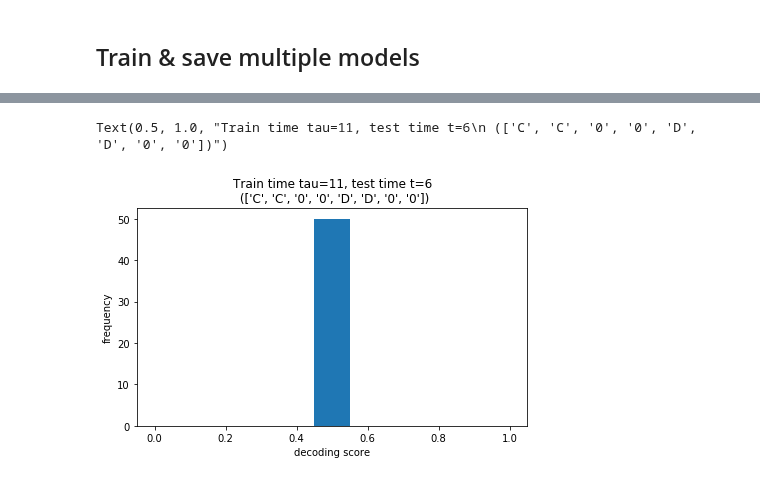
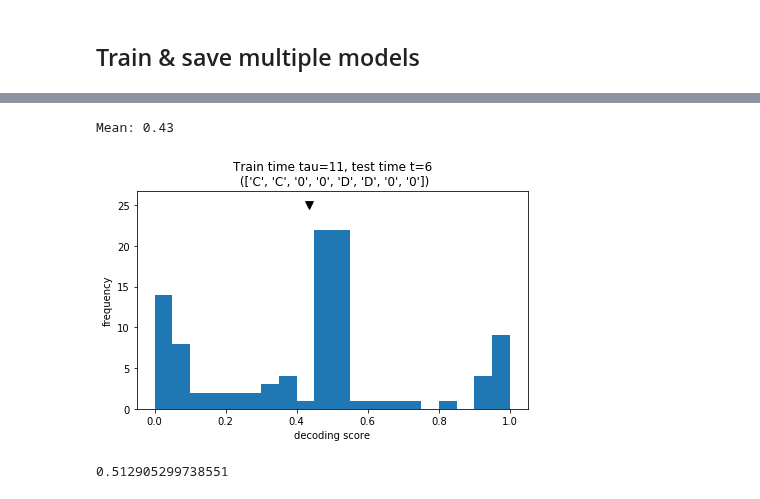
Before and after one commit to vdplasthijs/eavesdropping, a Jupyter notebook: bptt_sequence_coding.ipynb, the cells around one changed output, grey strips where cells are left out. Saved outputs shown, nothing was run; the diff lists cells and outputs as text; code cells hidden in the pictures.

```diff
--- a/bptt_sequence_coding.ipynb
+++ b/bptt_sequence_coding.ipynb
@@ -60,7 +60,7 @@ d_dict = {  # data parameters dictionary
         'n_times': 9,
         'doublesse': True,
         'ratio_train': 0.8,
-        'ratio_exp': 0.5,  # probabilities of switching between alpha nd beta
+        'ratio_exp': 0.6,  # probabilities of switching between alpha nd beta
         'noise_scale': 0.15
         }
 if d_dict['doublesse']:
@@ -373,7 +318,7 @@ agg_score[50] = bp.aggregate_score_mats(model_folder='models/5050_66models/')
 # %%
-plt.rcParams['figure.figsize'] = (10, 8)
+plt.rcParams['figure.figsize'] = (10, 14)
 plt.subplots_adjust(hspace=0.6)
-fig, ax_agg = plt.subplots(2, 2)
+fig, ax_agg = plt.subplots(3, 2)
 for i_ax, kk in enumerate(list(agg_conv.keys())):
     model_selection = np.arange(agg_score[kk].shape[0])
     model_selection = agg_score[kk][:, 11, 6] < 0.4
@@ -396,0 +346,30 @@ plt.savefig('results/average_results_new.pdf', bbox_inches='tight')
+# %%
+plt.rcParams['figure.figsize'] = (12, 3)
+plt.subplots_adjust(wspace=0.3)
+
+ax_abs_w = plt.subplot(131)
+for kk in agg_weights.keys():
+    ax_abs_w.plot(np.mean(agg_weights[kk], 0), '.-', linewidth=3,
+                  markersize=14, label=kk)
+plt.legend(); ax_abs_w.set_xticks(np.arange(agg_weights[kk].shape[1]));
+ax_abs_w.set_xticklabels(freq_labels); ax_abs_w.set_ylabel('Average absolute weights')
+ax_abs_w.set_title('Average U input weight values', weight='bold')
+ax_abs_w.set_xlabel('Input node')
+xxx
+ax_dec_w = plt.subplot(132)
+for kk in agg_decoder_mat.keys():
+    ax_dec_w.plot(np.abs(agg_decoder_mat[kk]).mean((0, 1)),
+                  '.-', linewidth=3, markersize=14, label=kk)
+ax_dec_w.set_xticks(np.arange(agg_decoder_mat[75].shape[2]))
+ax_dec_w.set_xticklabels(double_time_labels_blank[:-1]);
+ax_dec_w.set_xlabel('Time'); ax_dec_w.set_ylabel('Average absolute weight');
+plt.legend(); ax_dec_w.set_title('Average decoding weight values', weight='bold')
+
+ax_dec_w = plt.subplot(133)
+for kk in agg_decoder_mat.keys():
+    ax_dec_w.plot(np.diag(agg_score[kk].mean(0)),
+                  '.-', linewidth=3, markersize=14, label=kk)
+ax_dec_w.set_xticks(np.arange(agg_decoder_mat[75].shape[2]))
+ax_dec_w.set_xticklabels(double_time_labels_blank[:-1]);
+ax_dec_w.set_xlabel('Time'); ax_dec_w.set_ylabel('Average absolute weight');
+plt.legend(); ax_dec_w.set_title('Diagonal decoding performance', weight='bold');
@@ -418,12 +399,13 @@ for ii, ll in enumerate(double_time_labels_blank[:-1]):
 # %%
 plt.rcParams['figure.figsize'] = (7, 4)
 train_time = 11
 test_time = 6
-hist_arr = agg_score[75][:, train_time, test_time]
+hist_arr = agg_score[90][:, train_time, test_time]
 plt.hist(hist_arr, bins=np.linspace(0, 1, 21));
 plt.scatter(np.mean(hist_arr), 25, marker='v', color='k', s=60)
+print(f'Mean: {np.round(np.mean(hist_arr), 2)}')
 plt.xlabel('decoding score'); plt.ylabel('frequency');
-plt.title(f'Train time tau={train_time}, test time t={test_time}\n ({double_time_labels[train_time-1:]})')
+plt.title(f'Train time tau={train_time}, test time t={test_time}\n ({double_time_labels[train_time-1:]})');
 # %% [output]
-Text(0.5, 1.0, "Train time tau=11, test time t=6\n (['C', 'C', '0', '0', 'D', 'D', '0', '0'])")
+Mean: 0.43
-[figure, old version]
+[figure, new version]
@@ -430,9 +416,11 @@ Text(0.5, 1.0, "Train time tau=11, test time t=6\n (['C', 'C', '0', '0', 'D', 'D
 # %%
 rnn_folder = 'models/7525_100models/'
-inds_selection = np.where(agg_score[75][:, train_time, test_time] > 0.9)[0]
+inds_selection = np.where(agg_score[75][:, train_time, test_time] > 0.4)[0]
 list_rnns = [x for x in os.listdir(rnn_folder) if x[-5:] == '.data']
-# rnn_name = list_rnns[inds_selection[0]]
-rnn_name = 'rnn_2020-05-11-1501.data'
+rnn_name = list_rnns[inds_selection[2]]
+# rnn_name = 'rnn_2020-05-11-1501.data'
 with open(rnn_folder + rnn_name, 'rb') as f:
     rnn = pickle.load(f)
-# assert rnn.decoding_crosstemp_score[train_time, test_time] > 0.9
+print(rnn.decoding_crosstemp_score[train_time, test_time])
+# %% [output]
+0.512905299738551
```
Also changed, not shown: parts of 13 cells of this notebook, 2 other files.
